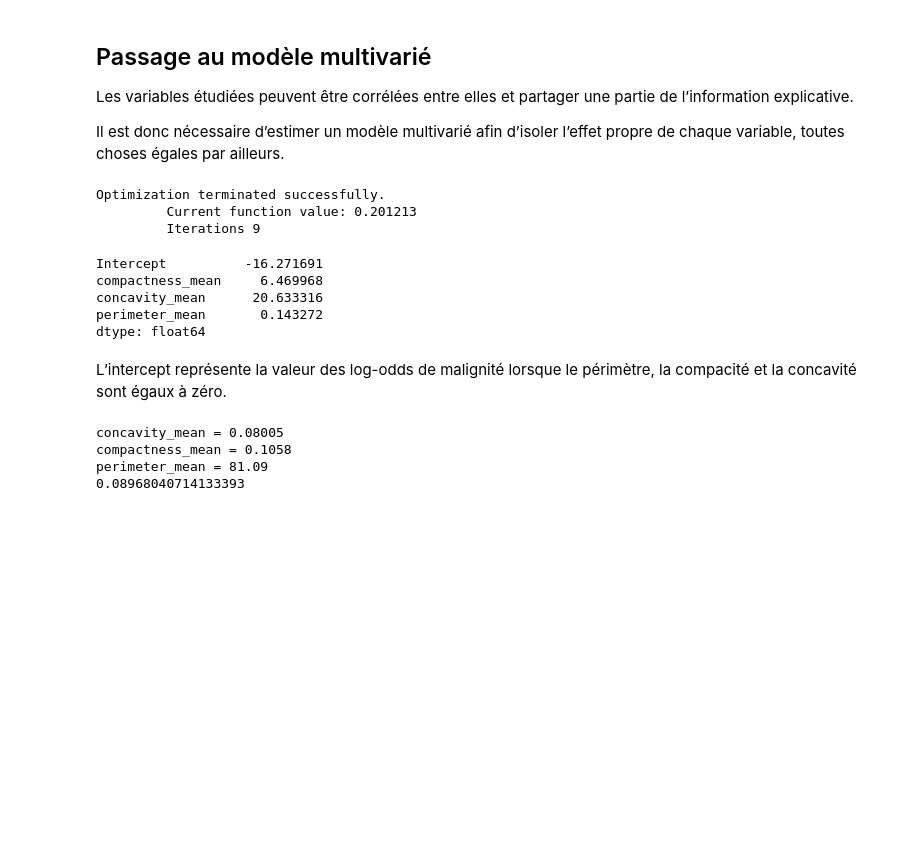
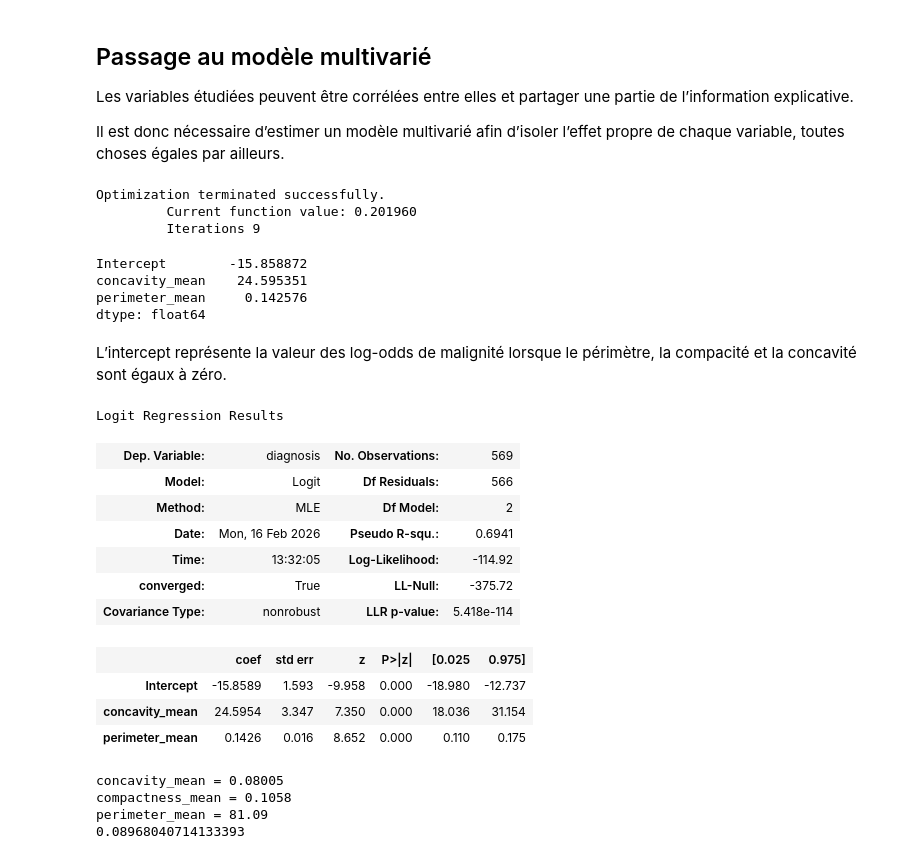
Before and after one commit to KANTIN-FAGN/BreastCancer_Analysis, a Jupyter notebook: breastcancer_analysis/notebooks/04_modeles.ipynb, the cells around one changed output. Saved outputs shown, nothing was run; the diff lists cells and outputs as text; code cells hidden in the pictures; blank space fills up the shorter version.

```diff
--- a/breastcancer_analysis/notebooks/04_modeles.ipynb
+++ b/breastcancer_analysis/notebooks/04_modeles.ipynb
@@ -150,20 +150,34 @@ Les variables étudiées peuvent être corrélées entre elles et partager une p
 
 Il est donc nécessaire d’estimer un modèle multivarié afin d’isoler l’effet propre de chaque variable, toutes choses égales par ailleurs.
 # %%
-all_model = smf.logit(formula='diagnosis ~ compactness_mean + concavity_mean + perimeter_mean', data=df_clean)
+all_model = smf.logit(formula='diagnosis ~  concavity_mean + perimeter_mean', data=df_clean)
 all_result = all_model.fit()
 all_result.params
 # %% [output]
 Optimization terminated successfully.
-         Current function value: 0.201213
+         Current function value: 0.201960
          Iterations 9
-Intercept          -16.271691
-compactness_mean     6.469968
-concavity_mean      20.633316
-perimeter_mean       0.143272
+Intercept        -15.858872
+concavity_mean    24.595351
+perimeter_mean     0.142576
 dtype: float64
 # %% [markdown]
 L’intercept représente la valeur des log-odds de malignité lorsque le périmètre, la compacité et la concavité sont égaux à zéro.
+# %%
+all_result.summary()
+# %% [output]
+Logit Regression Results
+| Dep. Variable: | diagnosis | No. Observations: | 569 |
+| Model: | Logit | Df Residuals: | 566 |
+| Method: | MLE | Df Model: | 2 |
+| Date: | Mon, 16 Feb 2026 | Pseudo R-squ.: | 0.6941 |
+| Time: | 13:32:05 | Log-Likelihood: | -114.92 |
+| converged: | True | LL-Null: | -375.72 |
+| Covariance Type: | nonrobust | LLR p-value: | 5.418e-114 |
+|  | coef | std err | z | P>|z| | [0.025 | 0.975] |
+| Intercept | -15.8589 | 1.593 | -9.958 | 0.000 | -18.980 | -12.737 |
+| concavity_mean | 24.5954 | 3.347 | 7.350 | 0.000 | 18.036 | 31.154 |
+| perimeter_mean | 0.1426 | 0.016 | 8.652 | 0.000 | 0.110 | 0.175 |
 # %%
 b0 = all_result.params["Intercept"]
 b1 = all_result.params["concavity_mean"]
```
Also changed, not shown: 2 other files.
